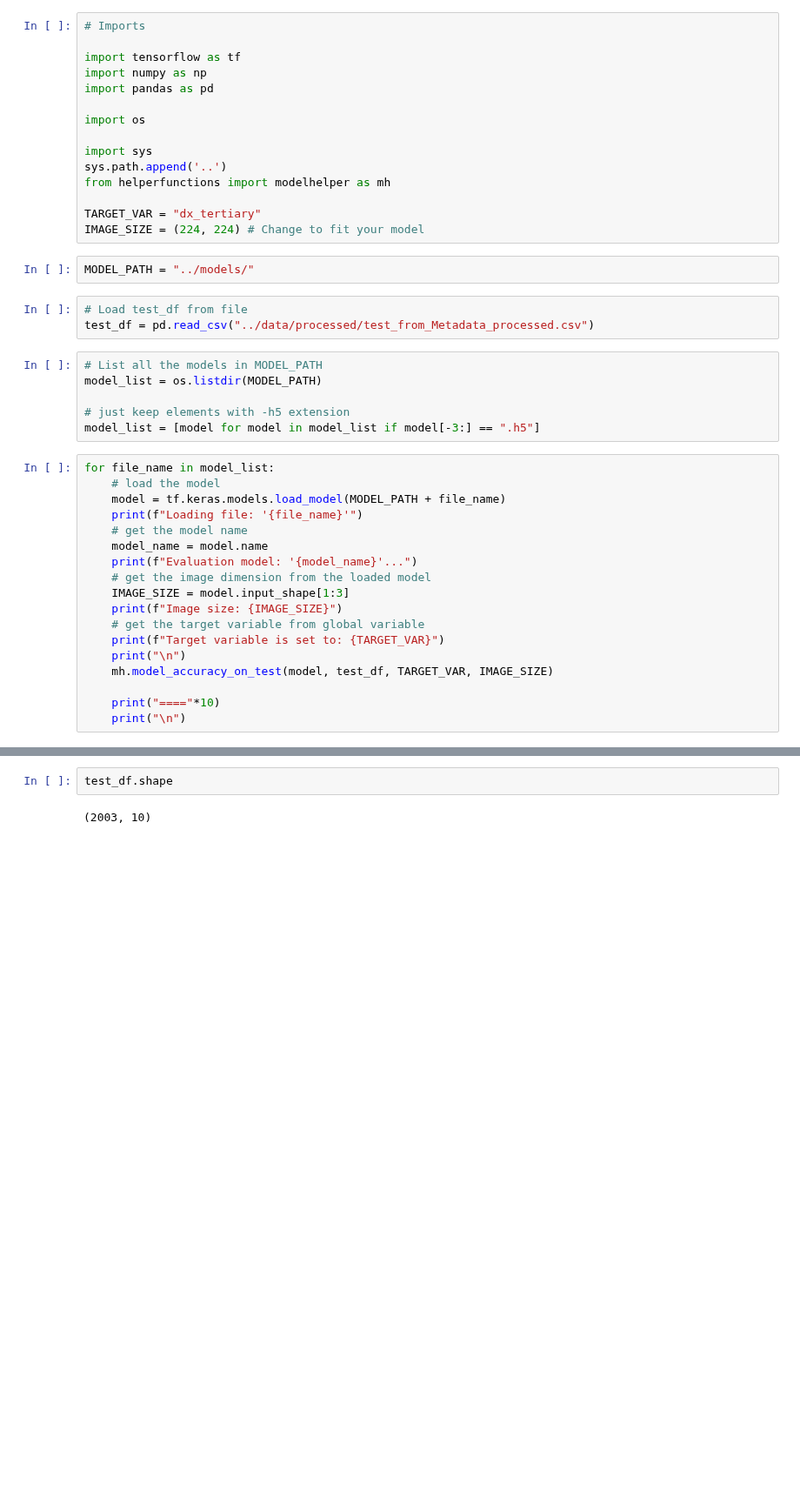
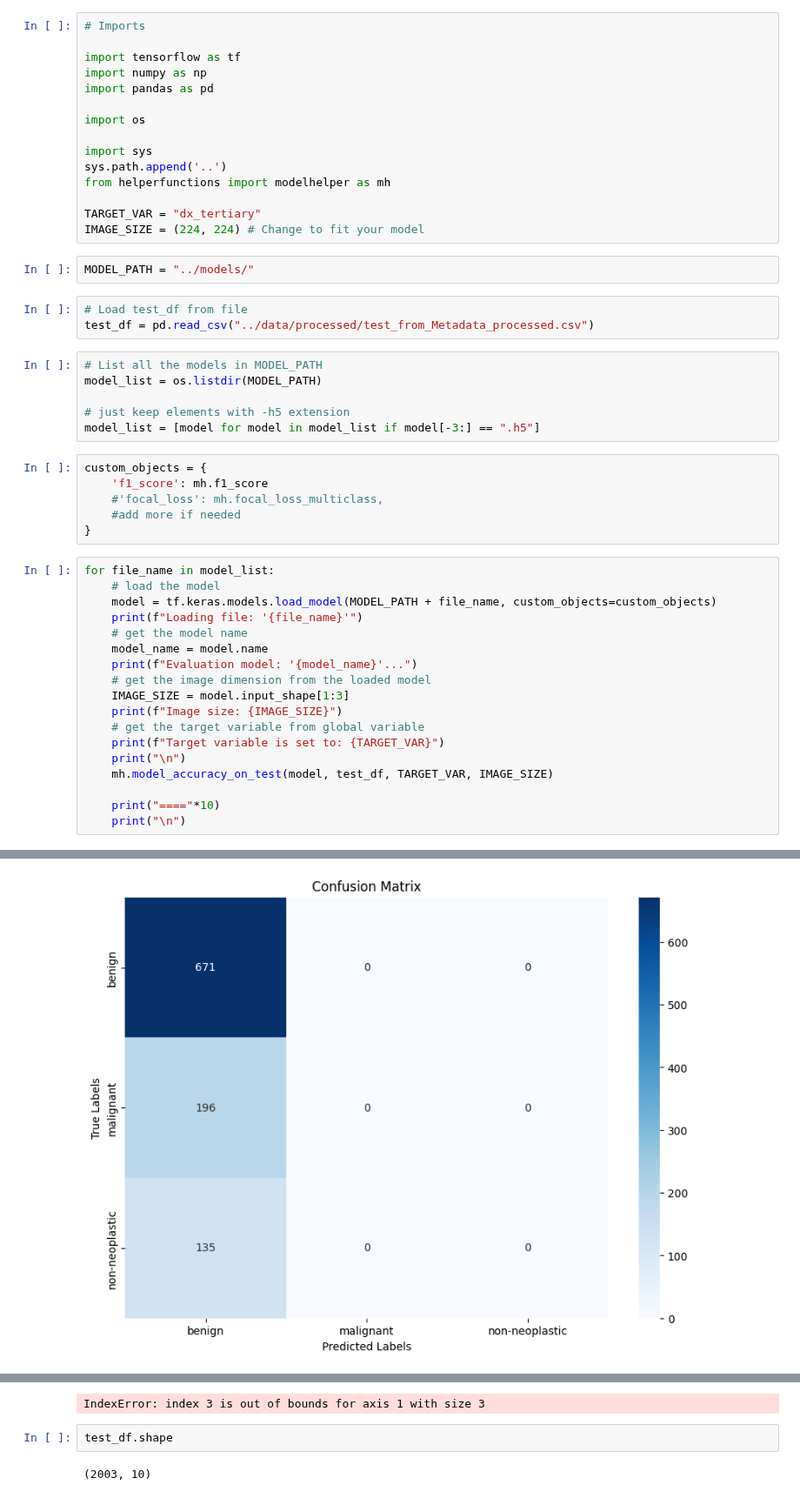
Before and after one commit to StefanK2ff/capstone-healthy-skin, a Jupyter notebook: tensorflow/2_loading_models.ipynb, the cells around one changed output, grey strips where cells are left out. Shown at 87% size. Cells and saved outputs as stored; diff of their text form; blank space fills up the shorter version.

```diff
--- a/tensorflow/2_loading_models.ipynb
+++ b/tensorflow/2_loading_models.ipynb
@@ -26,10 +26,16 @@ model_list = os.listdir(MODEL_PATH)
 
 # just keep elements with -h5 extension
 model_list = [model for model in model_list if model[-3:] == ".h5"]
+# %%
+custom_objects = {
+    'f1_score': mh.f1_score
+    #'focal_loss': mh.focal_loss_multiclass,
+    #add more if needed
+}
 # %%
 for file_name in model_list:
     # load the model
-    model = tf.keras.models.load_model(MODEL_PATH + file_name)
+    model = tf.keras.models.load_model(MODEL_PATH + file_name, custom_objects=custom_objects)
     print(f"Loading file: '{file_name}'")
     # get the model name
     model_name = model.name
@@ -44,3 +50,4 @@ for file_name in model_list:
 
     print("===="*10)
     print("\n")
+# %% [output]
@@ -46,0 +71 @@ for file_name in model_list:
+[figure, added]
@@ -47,3 +119,4 @@ for file_name in model_list:
+IndexError: index 3 is out of bounds for axis 1 with size 3
 # %%
 test_df.shape
 # %% [output]
```
Also changed, not shown: parts of 1 cell of this notebook, 1 other file.
